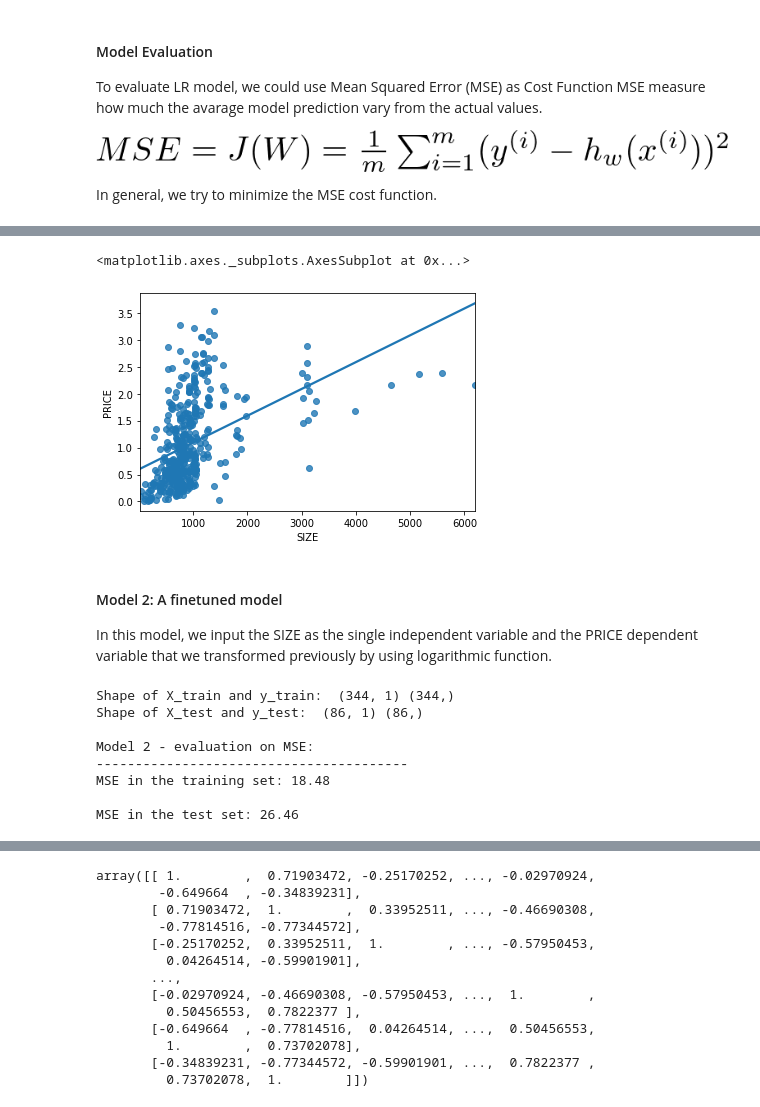
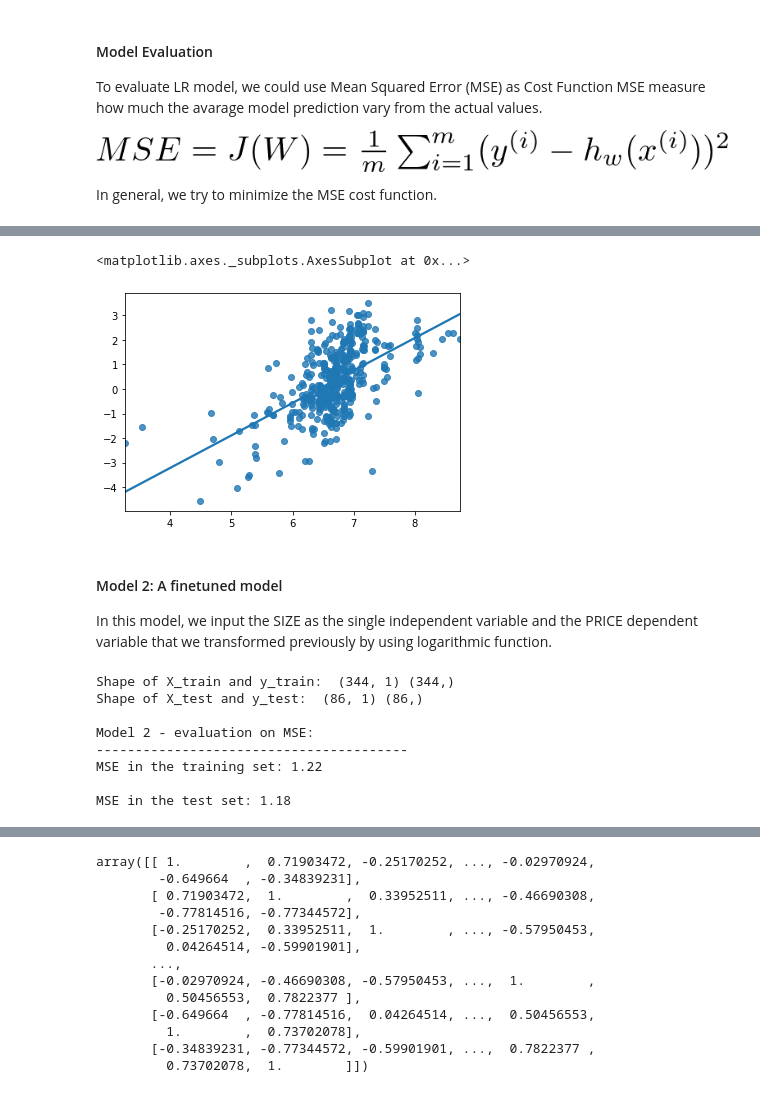
Before and after one commit to HuyenNguyenHelen/INFO-5505---Machine-learning, a Jupyter notebook: HuyenNguyen_Assignment_1.ipynb, the cells around one changed output, grey strips where cells are left out. Saved outputs shown, nothing was run; the diff lists cells and outputs as text; code cells hidden in the pictures.

```diff
--- a/HuyenNguyen_Assignment_1.ipynb
+++ b/HuyenNguyen_Assignment_1.ipynb
@@ -210,7 +219,7 @@ The plots below presents how the logarithmic transformation could make the depen
 y = data['PRICE']
 
 # apply logarithmic function to transform the dependent variable
-y_trans = np.log1p(y)
+y_trans = np.log(y.values.reshape(-1,1))
 
 f, (ax0, ax1) = plt.subplots(1, 2)
 
@@ -231,0 +243,23 @@ Text(0.5, 1.0, 'Transformed target distribution')
+# %%
+# Plot the original and transformed dependent variable
+
+# original independent variable
+x = data['SIZE']
+
+# apply logarithmic function to transform the independent variable
+x_trans = np.log(x.values.reshape(-1,1))
+
+f, (ax0, ax1) = plt.subplots(1, 2)
+
+# Plot the original dependent variable
+ax0.hist(x, bins=100)
+#ax0.set_xlim([0, 0.2])
+ax0.set_ylabel('Density')
+ax0.set_xlabel('Predictor values')
+ax0.set_title('Predictor distribution')
+
+# Plot the transformed dependent variable
+ax1.hist(x_trans, bins=100)
+ax1.set_ylabel('Density')
+ax1.set_xlabel('Predictor values')
+ax1.set_title('Transformed predictor distribution')
@@ -232,10 +269,10 @@ Text(0.5, 1.0, 'Transformed target distribution')
 # %%
 # Plot a scatter plot of the SIZE and the transformed PRICE
-sns.regplot(x=data['SIZE'], y=y_trans, ci = None)
+sns.regplot(x=x_trans, y=y_trans, ci = None)
 #plt.scatter (x= data['SIZE'], y = y_trans, s=20)
 # %% [output]
 <matplotlib.axes._subplots.AxesSubplot at 0x...>
-[figure, old version]
+[figure, new version]
 # %% [markdown]
 #### Model 2: A finetuned model
 In this model, we input the SIZE as the single independent variable and the PRICE dependent variable that we transformed previously by using logarithmic function.
@@ -243,42 +280,40 @@ In this model, we input the SIZE as the single independent variable and the PRIC
 from sklearn.compose import TransformedTargetRegressor
 
 # Split data for training (80%) and testing (20%)
-X_train, X_test, y_train, y_test = train_test_split(data[['SIZE']], data['PRICE'], train_size = 0.8)
+X_train_trans, X_test_trans, y_train_trans, y_test_trans = train_test_split(x_trans, y_trans, train_size = 0.8)
 print ('Shape of X_train and y_train: ', X_train.shape, y_train.shape)
 print ('Shape of X_test and y_test: ', X_test.shape, y_test.shape)
 
 # Build a LR model
 from sklearn.linear_model import LinearRegression
-slr_trans = TransformedTargetRegressor(regressor=LinearRegression(),
-                                        func=np.log1p,
-                                        inverse_func=np.expm1)
+slr_trans = LinearRegression()
 
 # Fit the model into the training data
-slr_trans.fit (X_train, y_train)
+slr_trans.fit (X_train_trans, y_train_trans)
 
 # Apply the model to predict y in the test set
-y_test_pred = slr_trans.predict (X_test)
+y_test_trans_pred = slr_trans.predict (X_test_trans)
 
 # Apply the model to predict y in the train set
-y_train_pred = slr_trans.predict(X_train)
+y_train_trans_pred = slr_trans.predict(X_train_trans)
 
 # Evaluate the model performance in the training set
 from sklearn.metrics import mean_squared_error
-mse = mean_squared_error (y_train, y_train_pred)
+mse_train = mean_squared_error (y_train_trans, y_train_trans_pred)
 
 print ('\nModel 2 - evaluation on MSE: ')
 print ('-'*40)
-print('MSE in the training set: {:.2f}'.format(mse))
+print('MSE in the training set: {:.2f}'.format(mse_train))
 
 # Evaluate the model performance in the testing set
-mse = mean_squared_error (y_test, y_test_pred)
-print('\nMSE in the test set: {:.2f}'.format(mse))
+mse_test = mean_squared_error (y_test_trans, y_test_trans_pred)
+print('\nMSE in the test set: {:.2f}'.format(mse_test))
 # %% [output]
 Shape of X_train and y_train:  (344, 1) (344,)
 Shape of X_test and y_test:  (86, 1) (86,)
 
 Model 2 - evaluation on MSE:
 ----------------------------------------
-MSE in the training set: 18.48
+MSE in the training set: 1.22
 
-MSE in the test set: 26.46
+MSE in the test set: 1.18
```
Also changed, not shown: parts of 18 cells of this notebook.
